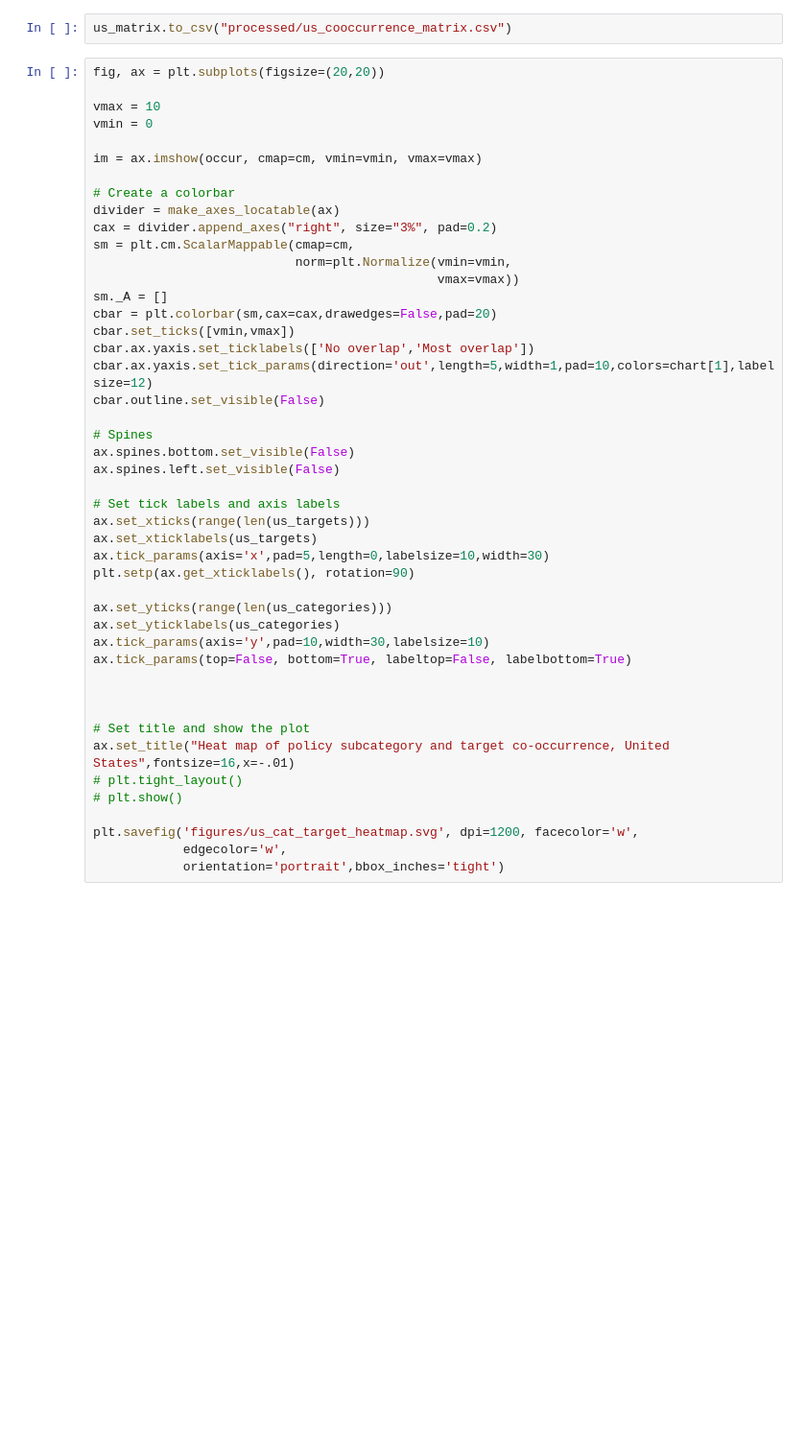
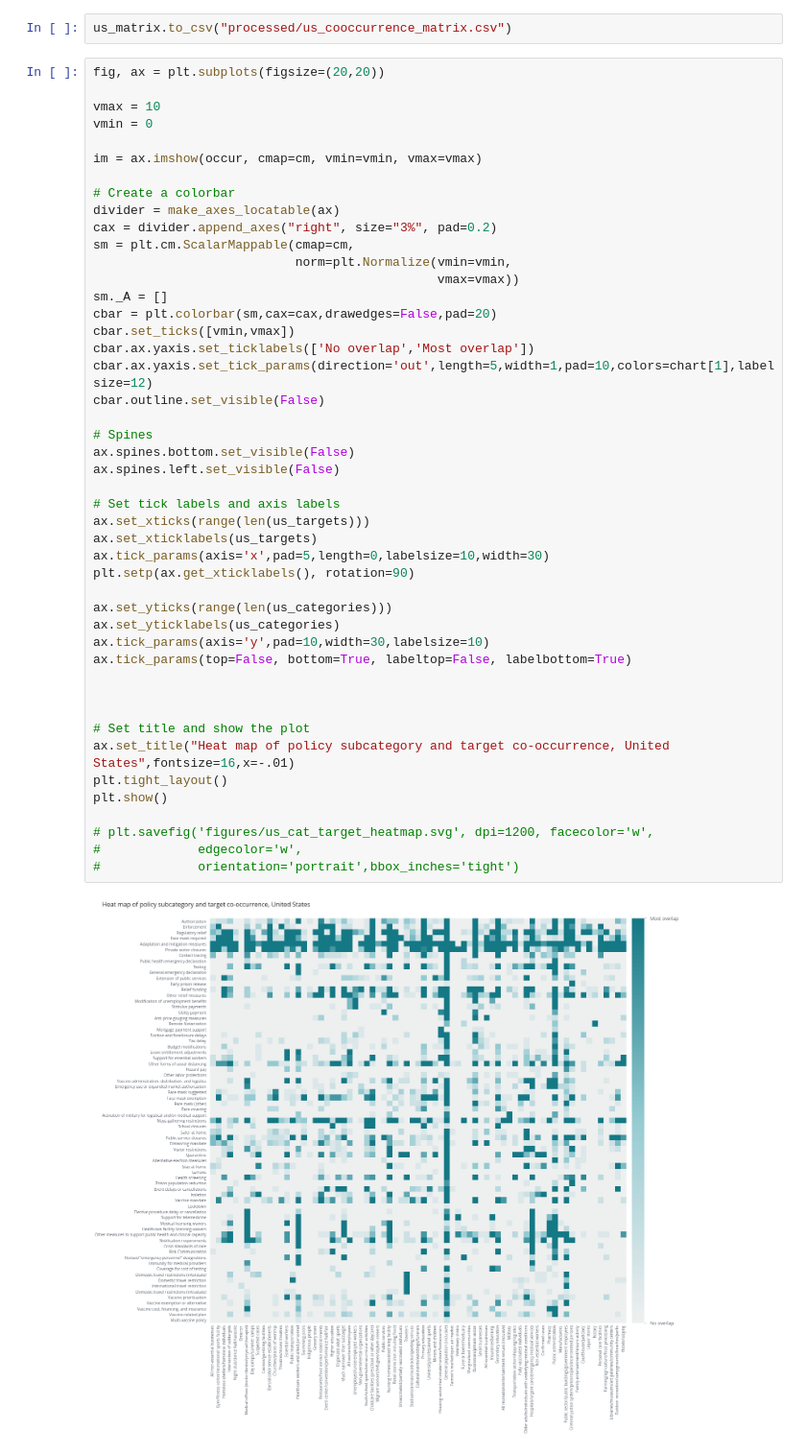
Before and after one commit to talus-analytics-bus/covid-amp-analysis, a Jupyter notebook: visualizations.ipynb, the cells around one changed output. Shown at 96% size. Drawn from its saved outputs; the diff is of its cells as text; blank space fills up the shorter version.

```diff
--- a/visualizations.ipynb
+++ b/visualizations.ipynb
@@ -1511,35 +1511,37 @@ cax = divider.append_axes("right", size="3%", pad=0.2)
 sm = plt.cm.ScalarMappable(cmap=cm,
                            norm=plt.Normalize(vmin=vmin,
                                               vmax=vmax))
 sm._A = []
 cbar = plt.colorbar(sm,cax=cax,drawedges=False,pad=20)
 cbar.set_ticks([vmin,vmax])
 cbar.ax.yaxis.set_ticklabels(['No overlap','Most overlap'])
 cbar.ax.yaxis.set_tick_params(direction='out',length=5,width=1,pad=10,colors=chart[1],labelsize=12)
 cbar.outline.set_visible(False)
 
 # Spines
 ax.spines.bottom.set_visible(False)
 ax.spines.left.set_visible(False)
 
 # Set tick labels and axis labels
 ax.set_xticks(range(len(us_targets)))
 ax.set_xticklabels(us_targets)
 ax.tick_params(axis='x',pad=5,length=0,labelsize=10,width=30)
 plt.setp(ax.get_xticklabels(), rotation=90)
 
 ax.set_yticks(range(len(us_categories)))
 ax.set_yticklabels(us_categories)
 ax.tick_params(axis='y',pad=10,width=30,labelsize=10)
 ax.tick_params(top=False, bottom=True, labeltop=False, labelbottom=True)
 
 
 
 # Set title and show the plot
 ax.set_title("Heat map of policy subcategory and target co-occurrence, United States",fontsize=16,x=-.01)
-# plt.tight_layout()
-# plt.show()
+plt.tight_layout()
+plt.show()
 
-plt.savefig('figures/us_cat_target_heatmap.svg', dpi=1200, facecolor='w',
-            edgecolor='w',
-            orientation='portrait',bbox_inches='tight')
+# plt.savefig('figures/us_cat_target_heatmap.svg', dpi=1200, facecolor='w',
+#             edgecolor='w',
+#             orientation='portrait',bbox_inches='tight')
+# %% [output]
+[figure, added]
```
